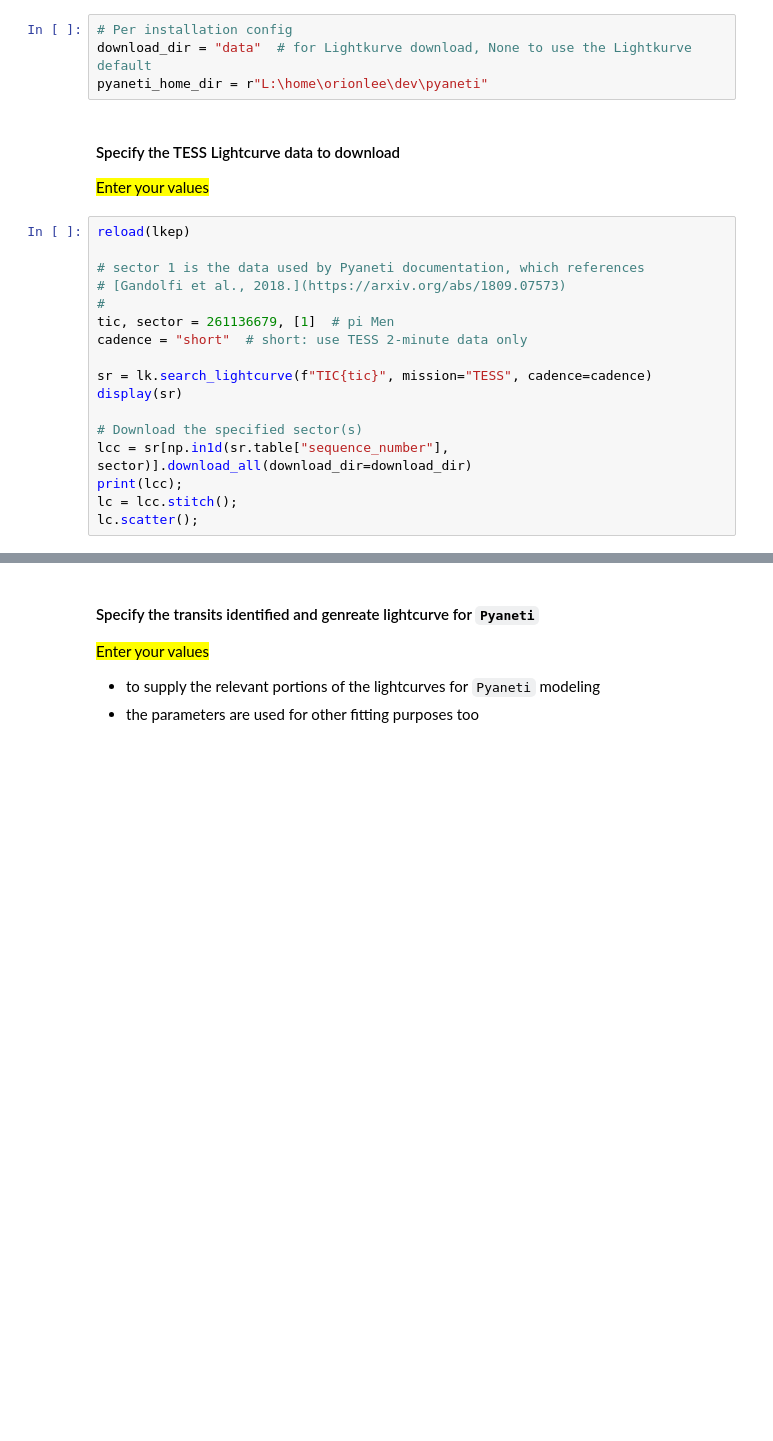
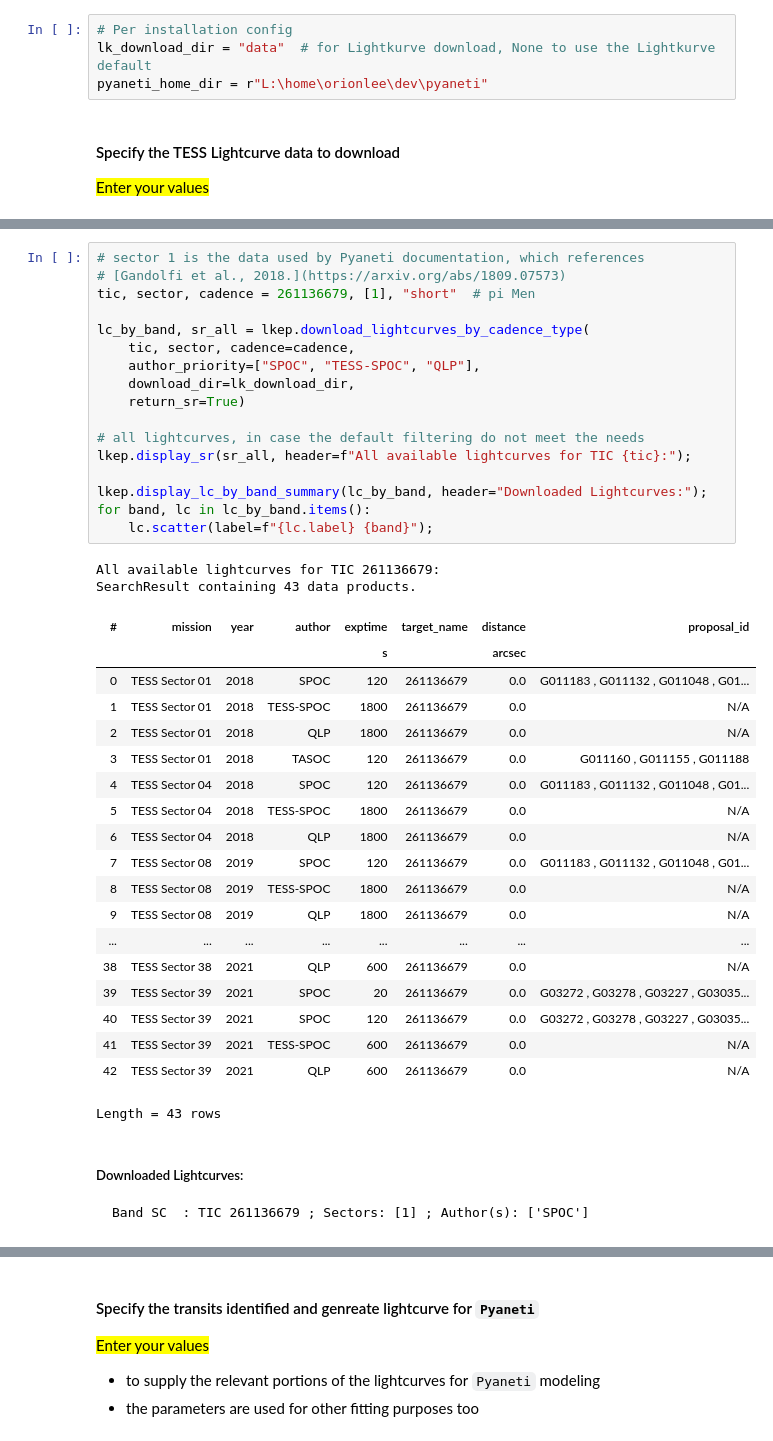
Before and after one commit to orionlee/PH_TESS_I_LightCurveViewer, a Jupyter notebook: TIC_Pyaneti.ipynb, the cells around one changed output, grey strips where cells are left out. Saved outputs shown, nothing was run; the diff lists cells and outputs as text; blank space fills up the shorter version.

```diff
--- a/TIC_Pyaneti.ipynb
+++ b/TIC_Pyaneti.ipynb
@@ -20,25 +20,8 @@ lkep.init_notebook_js_utils();
 <span style="background-color: yellow;">Enter your values</span>
 # %%
 # Per installation config
-download_dir = "data"  # for Lightkurve download, None to use the Lightkurve default
+lk_download_dir = "data"  # for Lightkurve download, None to use the Lightkurve default
 pyaneti_home_dir = r"L:\home\orionlee\dev\pyaneti"
 # %% [markdown]
 #### Specify the TESS Lightcurve data to download
 <span style="background-color: yellow;">Enter your values</span>
-# %%
-reload(lkep)
-
-# sector 1 is the data used by Pyaneti documentation, which references
-# [Gandolfi et al., 2018.](https://arxiv.org/abs/1809.07573)
-#
-tic, sector = 261136679, [1]  # pi Men
-cadence = "short"  # short: use TESS 2-minute data only
-
-sr = lk.search_lightcurve(f"TIC{tic}", mission="TESS", cadence=cadence)
-display(sr)
-
-# Download the specified sector(s)
-lcc = sr[np.in1d(sr.table["sequence_number"], sector)].download_all(download_dir=download_dir)
-print(lcc);
-lc = lcc.stitch();
-lc.scatter();
@@ -64,0 +28,41 @@ LightCurveCollection of 1 objects:
+# %%
+# sector 1 is the data used by Pyaneti documentation, which references
+# [Gandolfi et al., 2018.](https://arxiv.org/abs/1809.07573)
+tic, sector, cadence = 261136679, [1], "short"  # pi Men
+
+lc_by_band, sr_all = lkep.download_lightcurves_by_cadence_type(
+    tic, sector, cadence=cadence,
+    author_priority=["SPOC", "TESS-SPOC", "QLP"],
+    download_dir=lk_download_dir,
+    return_sr=True)
+
+# all lightcurves, in case the default filtering do not meet the needs
+lkep.display_sr(sr_all, header=f"All available lightcurves for TIC {tic}:");
+
+lkep.display_lc_by_band_summary(lc_by_band, header="Downloaded Lightcurves:");
+for band, lc in lc_by_band.items():
+    lc.scatter(label=f"{lc.label} {band}");
+# %% [output]
+All available lightcurves for TIC 261136679:
+SearchResult containing 43 data products.
+| # | mission | year | author | exptime | target_name | distance | proposal_id |
+|  |  |  |  | s |  | arcsec |  |
+| 0 | TESS Sector 01 | 2018 | SPOC | 120 | 261136679 | 0.0 | G011183 , G011132 , G011048 , G01... |
+| 1 | TESS Sector 01 | 2018 | TESS-SPOC | 1800 | 261136679 | 0.0 | N/A |
+| 2 | TESS Sector 01 | 2018 | QLP | 1800 | 261136679 | 0.0 | N/A |
+| 3 | TESS Sector 01 | 2018 | TASOC | 120 | 261136679 | 0.0 | G011160 , G011155 , G011188 |
+| 4 | TESS Sector 04 | 2018 | SPOC | 120 | 261136679 | 0.0 | G011183 , G011132 , G011048 , G01... |
+| 5 | TESS Sector 04 | 2018 | TESS-SPOC | 1800 | 261136679 | 0.0 | N/A |
+| 6 | TESS Sector 04 | 2018 | QLP | 1800 | 261136679 | 0.0 | N/A |
+| 7 | TESS Sector 08 | 2019 | SPOC | 120 | 261136679 | 0.0 | G011183 , G011132 , G011048 , G01... |
+| 8 | TESS Sector 08 | 2019 | TESS-SPOC | 1800 | 261136679 | 0.0 | N/A |
+| 9 | TESS Sector 08 | 2019 | QLP | 1800 | 261136679 | 0.0 | N/A |
+| ... | ... | ... | ... | ... | ... | ... | ... |
+| 38 | TESS Sector 38 | 2021 | QLP | 600 | 261136679 | 0.0 | N/A |
+| 39 | TESS Sector 39 | 2021 | SPOC | 20 | 261136679 | 0.0 | G03272 , G03278 , G03227 , G03035... |
+| 40 | TESS Sector 39 | 2021 | SPOC | 120 | 261136679 | 0.0 | G03272 , G03278 , G03227 , G03035... |
+| 41 | TESS Sector 39 | 2021 | TESS-SPOC | 600 | 261136679 | 0.0 | N/A |
+| 42 | TESS Sector 39 | 2021 | QLP | 600 | 261136679 | 0.0 | N/A |
+Length = 43 rows
+Downloaded Lightcurves:
+Band SC : TIC 261136679 ; Sectors: [1] ; Author(s): ['SPOC']
```
Also changed, not shown: parts of 14 cells of this notebook.
